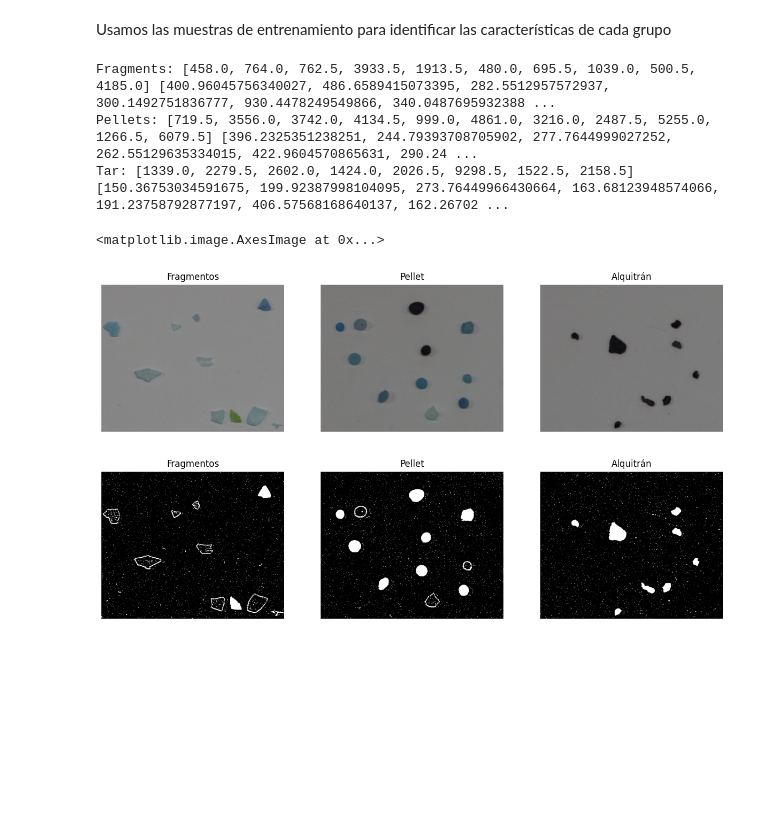
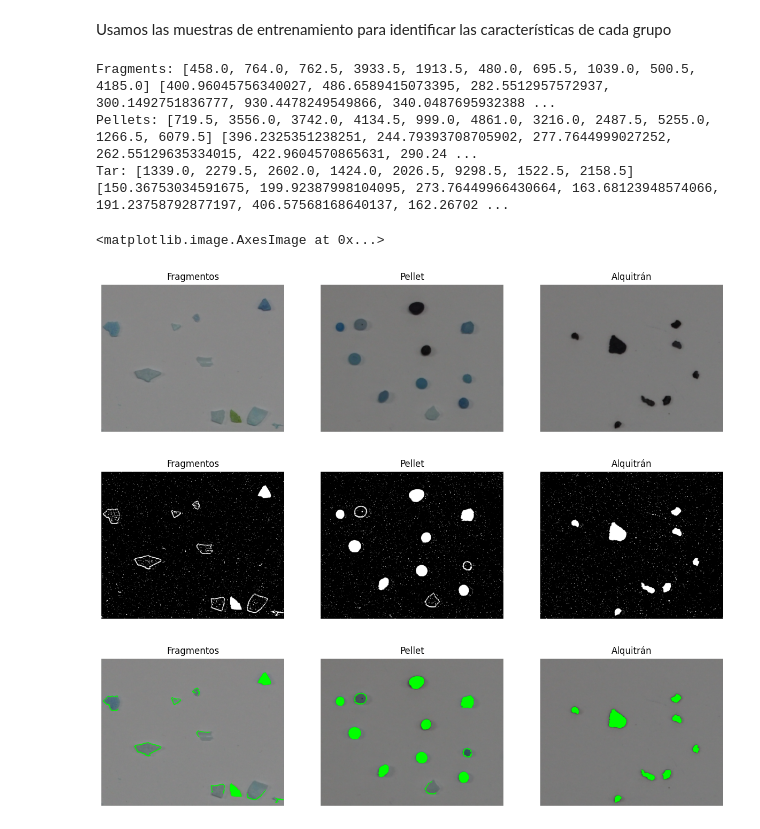
Before and after one commit to Leslie-Romero/VC_P3_LRM_MCV, a Jupyter notebook: Tareas.ipynb, the cells around one changed output. Drawn from its saved outputs; the diff is of its cells as text; code cells hidden in the pictures; blank space fills up the shorter version.

Commit message:
Mostramos los contornos seleccionados

```diff
--- a/Tareas.ipynb
+++ b/Tareas.ipynb
@@ -181,17 +181,22 @@ def process_image(img_path, min_area, min_perim):
 
     # Area to container ratio
     a2c_ratio = []
+    selected_cnt = []
     for (area, c) in areas_aux:
         epsilon = 0.1*cv2.arcLength(c, True)
         approx = cv2.approxPolyDP(c, epsilon, True)
         x, y, w, h = cv2.boundingRect(approx)
         container_area = w*h
         a2c_ratio.append(area/container_area)
+        # Guardamos los contornos seleccionados en un array aparte
+        selected_cnt.append(c)
 
     # Width to height ratio
     w2h_ratio = []
     for (area, c) in areas_aux:
-        x, y, w, h = cv2.boundingRect(c)
+        epsilon = 0.1*cv2.arcLength(c, True)
+        approx = cv2.approxPolyDP(c, epsilon, True)
+        x, y, w, h = cv2.boundingRect(approx)
         if h > 0:
             w2h_ratio.append(w/h)
 
@@ -202,12 +207,16 @@ def process_image(img_path, min_area, min_perim):
         (center, axes, angle) = ellipse
         axis_ratio.append(min(axes)/max(axes))
 
+    # Dibujamos los contornos que hemos seleccionado
 
-    return cnt, img_cnt, img_color, areas, perims, compact, a2c_ratio, w2h_ratio, axis_ratio
+    img_selected_cnt = img_color.copy()
+    cv2.drawContours(img_selected_cnt, selected_cnt, -1, (0, 255, 0), -1)
 
-cnt1, img_cnt1, img1, area1, perim1, compact1, a2c_ratio1, w2h_ratio1, axis_ratio1 = process_image('./content/FRA.png', 410, 250)
-cnt2, img_cnt2, img2, area2, perim2, compact2, a2c_ratio2, w2h_ratio2, axis_ratio2 = process_image('./content/PEL.png', 410, 195)
-cnt3, img_cnt3, img3, area3, perim3, compact3, a2c_ratio3, w2h_ratio3, axis_ratio3 = process_image('./content/TAR.png', 410, 150)
+    return cnt, img_cnt, img_color, areas, perims, compact, a2c_ratio, w2h_ratio, axis_ratio, img_selected_cnt
+
+cnt1, img_cnt1, img1, area1, perim1, compact1, a2c_ratio1, w2h_ratio1, axis_ratio1, img1_1 = process_image('./content/FRA.png', 410, 250)
+cnt2, img_cnt2, img2, area2, perim2, compact2, a2c_ratio2, w2h_ratio2, axis_ratio2, img2_1 = process_image('./content/PEL.png', 410, 195)
+cnt3, img_cnt3, img3, area3, perim3, compact3, a2c_ratio3, w2h_ratio3, axis_ratio3, img3_1 = process_image('./content/TAR.png', 410, 150)
 
 print("Fragments:", area1, perim1, compact1, a2c_ratio1, w2h_ratio1, axis_ratio1)
 print("Pellets:", area2, perim2, compact2, a2c_ratio2, w2h_ratio2, axis_ratio2)
@@ -221,33 +230,50 @@ ax1.imshow(img1)
 ax2.set_axis_off()
 ax2.set_title('Pellet')
 ax2.imshow(img2)
 
 ax3.set_axis_off()
 ax3.set_title('Alquitrán')
 ax3.imshow(img3)
 
 fig, (ax1, ax2, ax3)= plt.subplots(1, 3, figsize=(15, 4))
 # Dibujamos los contornos de la imagen de fragmentos
 ax1.set_axis_off()
 ax1.set_title('Fragmentos')
 ax1.imshow(img_cnt1, cmap='gray')
 
 # Dibujamos los contornos de la imagen de pellets
 ax2.set_axis_off()
 ax2.set_title('Pellet')
 ax2.imshow(img_cnt2, cmap='gray')
 
 # Dibujamos los contornos de la imagen de alquitrán
 ax3.set_axis_off()
 ax3.set_title('Alquitrán')
 ax3.imshow(img_cnt3, cmap='gray')
+
+fig, (ax1, ax2, ax3)= plt.subplots(1, 3, figsize=(15, 4))
+# Dibujamos los contornos de la imagen de fragmentos
+ax1.set_axis_off()
+ax1.set_title('Fragmentos')
+ax1.imshow(img1_1)
+
+# Dibujamos los contornos de la imagen de pellets
+ax2.set_axis_off()
+ax2.set_title('Pellet')
+ax2.imshow(img2_1)
+
+# Dibujamos los contornos de la imagen de alquitrán
+ax3.set_axis_off()
+ax3.set_title('Alquitrán')
+ax3.imshow(img3_1)
 # %% [output]
 Fragments: [458.0, 764.0, 762.5, 3933.5, 1913.5, 480.0, 695.5, 1039.0, 500.5, 4185.0] [400.96045756340027, 486.6589415073395, 282.5512957572937, 300.1492751836777, 930.4478249549866, 340.0487695932388 ...
 Pellets: [719.5, 3556.0, 3742.0, 4134.5, 999.0, 4861.0, 3216.0, 2487.5, 5255.0, 1266.5, 6079.5] [396.2325351238251, 244.79393708705902, 277.7644999027252, 262.55129635334015, 422.9604570865631, 290.24 ...
 Tar: [1339.0, 2279.5, 2602.0, 1424.0, 2026.5, 9298.5, 1522.5, 2158.5] [150.36753034591675, 199.92387998104095, 273.76449966430664, 163.68123948574066, 191.23758792877197, 406.57568168640137, 162.26702 ...
 <matplotlib.image.AxesImage at 0x...>
 [figure]
 [figure]
+[figure, added]
 # %%
 def build_dataframe(label, areas, perims, compacts, a2c_ratios, w2h_ratios, axis_ratios):
     data = {
```
